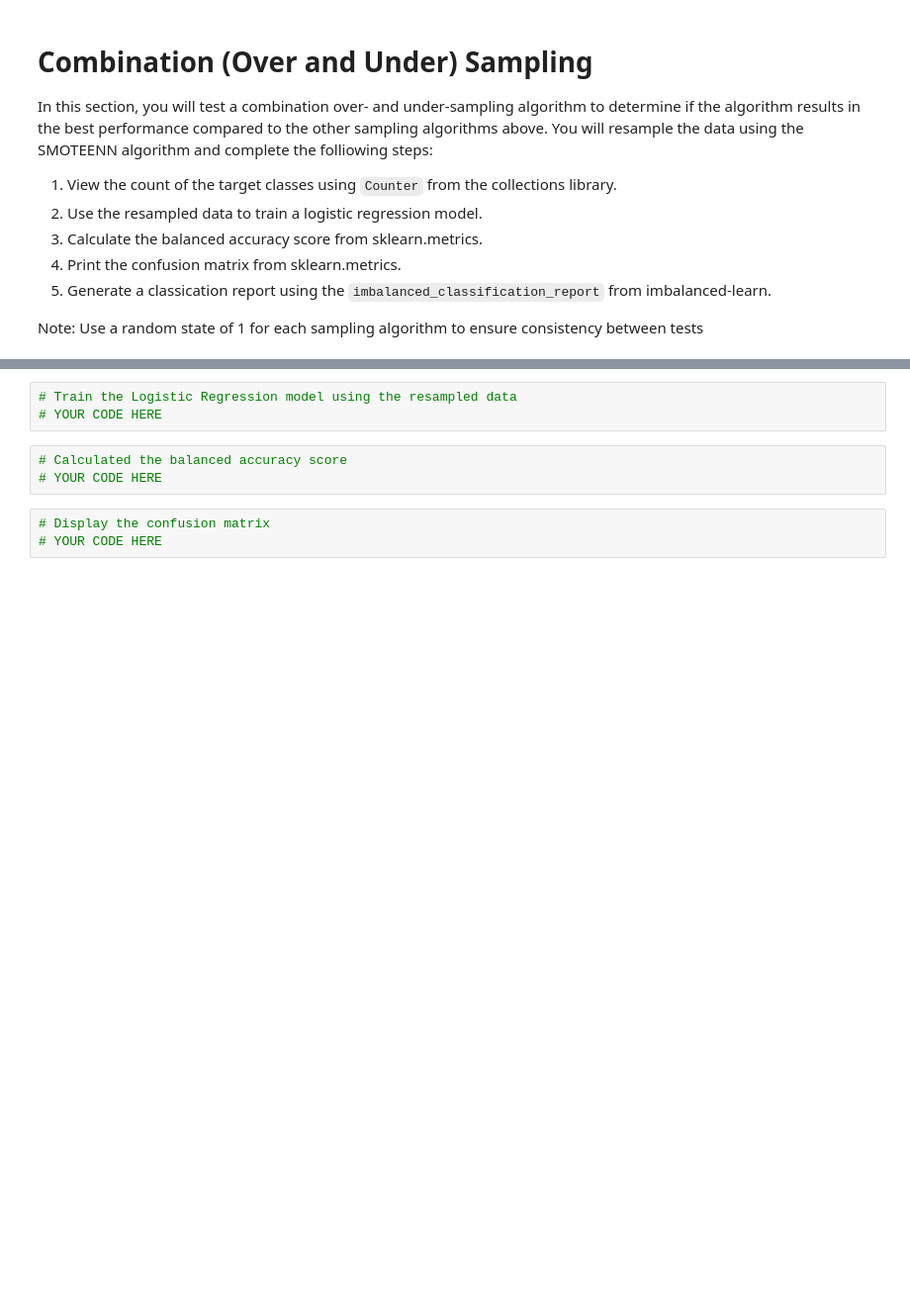
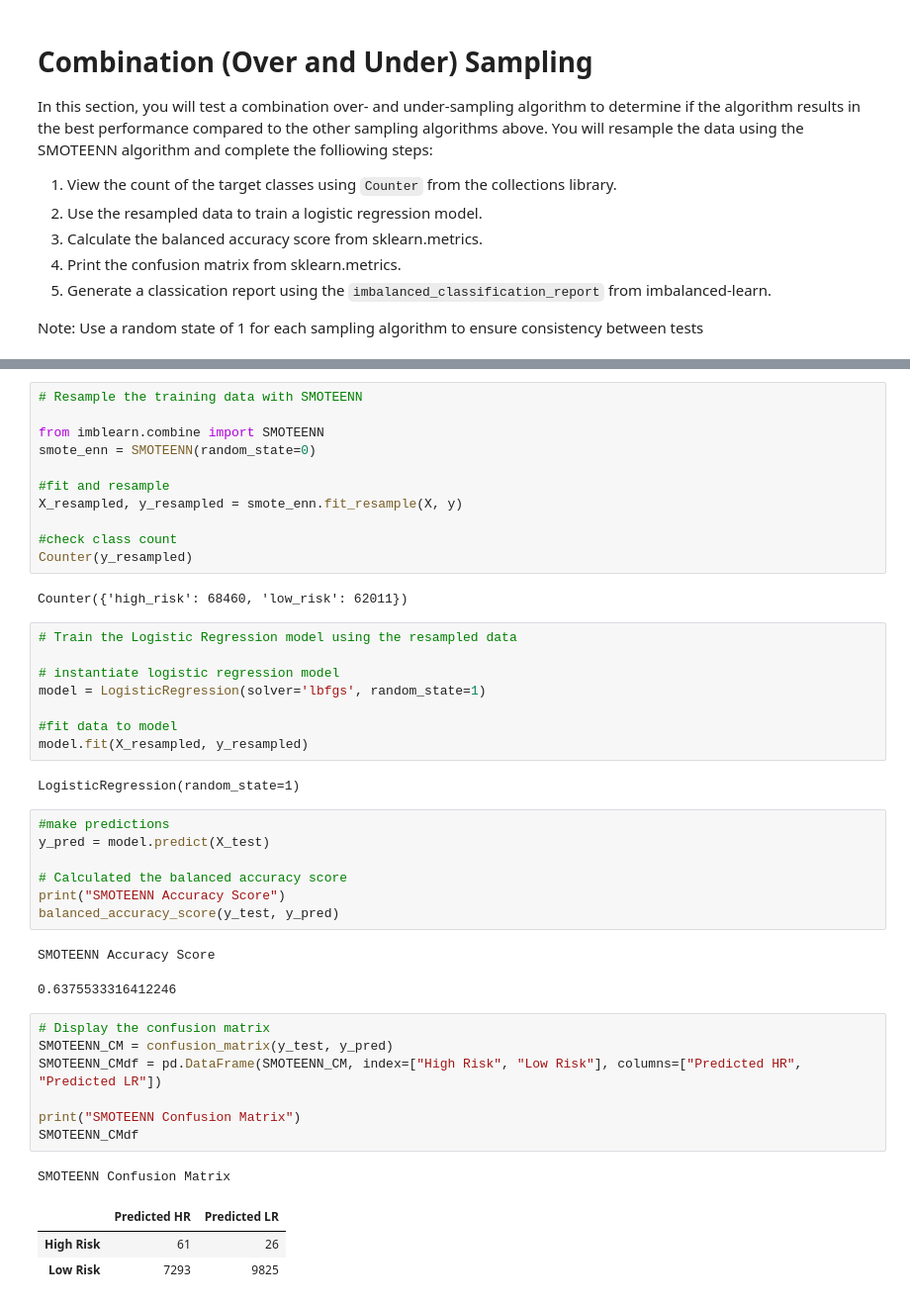
Before and after one commit to aberloro/Credit_Risk_Analysis, a Jupyter notebook: credit_risk_resampling.ipynb, the cells around one changed output, grey strips where cells are left out. Shown at 99% size. Saved outputs shown, nothing was run; the diff lists cells and outputs as text; blank space fills up the shorter version.

Commit message:
adding d1 SMOTEENN code and images for all resampling techniques

```diff
--- a/credit_risk_resampling.ipynb
+++ b/credit_risk_resampling.ipynb
@@ -363,11 +373,47 @@ Note: Use a random state of 1 for each sampling algorithm to ensure consistency
+# %%
+# Resample the training data with SMOTEENN
+
+from imblearn.combine import SMOTEENN
+smote_enn = SMOTEENN(random_state=0)
+
+#fit and resample
+X_resampled, y_resampled = smote_enn.fit_resample(X, y)
+
+#check class count
+Counter(y_resampled)
+# %% [output]
+Counter({'high_risk': 68460, 'low_risk': 62011})
 # %%
 # Train the Logistic Regression model using the resampled data
-# YOUR CODE HERE
+
+# instantiate logistic regression model
+model = LogisticRegression(solver='lbfgs', random_state=1)
+
+#fit data to model
+model.fit(X_resampled, y_resampled)
+# %% [output]
+LogisticRegression(random_state=1)
-# %%
-# Calculated the balanced accuracy score
-# YOUR CODE HERE
-# %%
-# Display the confusion matrix
-# YOUR CODE HERE
+# %%
+#make predictions
+y_pred = model.predict(X_test)
+
+# Calculated the balanced accuracy score
+print("SMOTEENN Accuracy Score")
+balanced_accuracy_score(y_test, y_pred)
+# %% [output]
+SMOTEENN Accuracy Score
+0.6375533316412246
+# %%
+# Display the confusion matrix
+SMOTEENN_CM = confusion_matrix(y_test, y_pred)
+SMOTEENN_CMdf = pd.DataFrame(SMOTEENN_CM, index=["High Risk", "Low Risk"], columns=["Predicted HR", "Predicted LR"])
+
+print("SMOTEENN Confusion Matrix")
+SMOTEENN_CMdf
+# %% [output]
+SMOTEENN Confusion Matrix
+|  | Predicted HR | Predicted LR |
+| High Risk | 61 | 26 |
+| Low Risk | 7293 | 9825 |
 # %%
 # Print the imbalanced classification report
```
Also changed, not shown: parts of 7 cells of this notebook, 4 other files.
